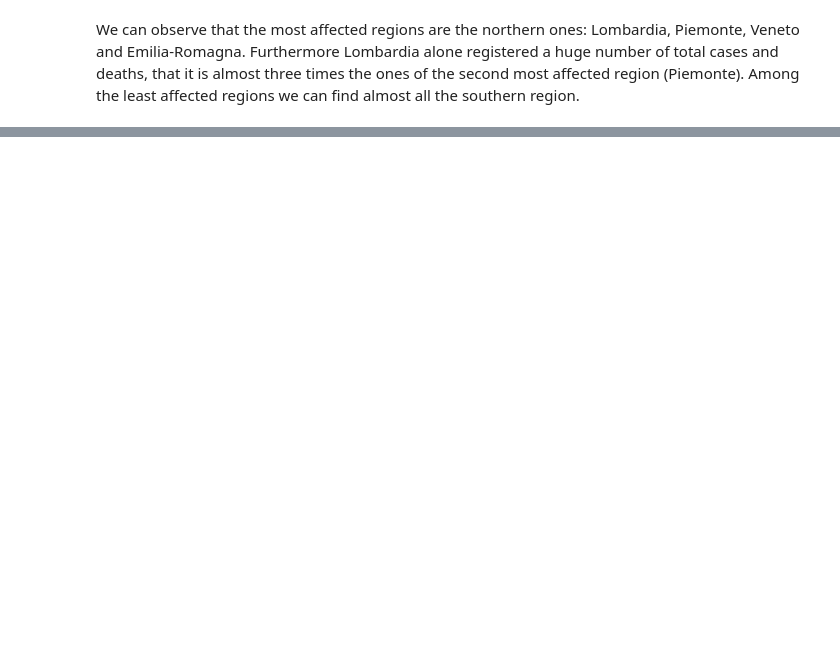
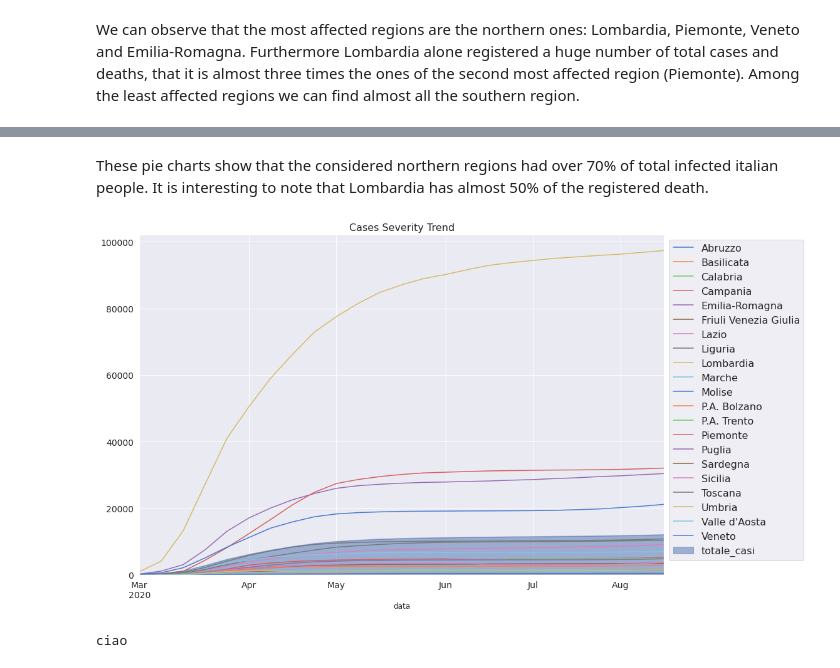
Before and after one commit to JacopoBartoli/agm_algorithms, a Jupyter notebook: Bartoli-Ravagli.ipynb, the cells around one changed output, grey strips where cells are left out. Saved outputs shown, nothing was run; the diff lists cells and outputs as text; code cells hidden in the pictures; blank space fills up the shorter version.

```diff
--- a/Bartoli-Ravagli.ipynb
+++ b/Bartoli-Ravagli.ipynb
@@ -484,0 +496,21 @@ Heatmap più contagiati percentuali rispetto alla popolazione più colora le bar
+# %% [markdown]
+These pie charts show that the considered northern regions had over 70% of total infected italian people. It is interesting to note that Lombardia has almost 50% of the registered death.
+# %%
+fig, axes = plt.subplots(figsize=(15,10))
+
+# Remove additional level totale_casi from the resulting df
+df = df_reg[["totale_casi"]].unstack().droplevel(0, axis="columns").asfreq("W")
+series_national_mean = df_reg[["totale_casi"]].mean(level="data").asfreq("W")
+
+ax = df.plot(title="Cases Severity Trend", ax=axes, color=sns.color_palette("muted", len(df.index)), fontsize=14)
+ax.set_xlabel(None)
+ax.title.set_size(16)
+
+ax = series_national_mean.plot.area(ax=axes, alpha=0.5)
+plt.legend(fontsize=16,loc='upper left', bbox_to_anchor=(1.0, 1.0));
+# %% [output]
+[figure, added]
+# %%
+print("ciao")
+# %% [output]
+ciao
```
Also changed, not shown: parts of 16 cells of this notebook, 2 other files.
